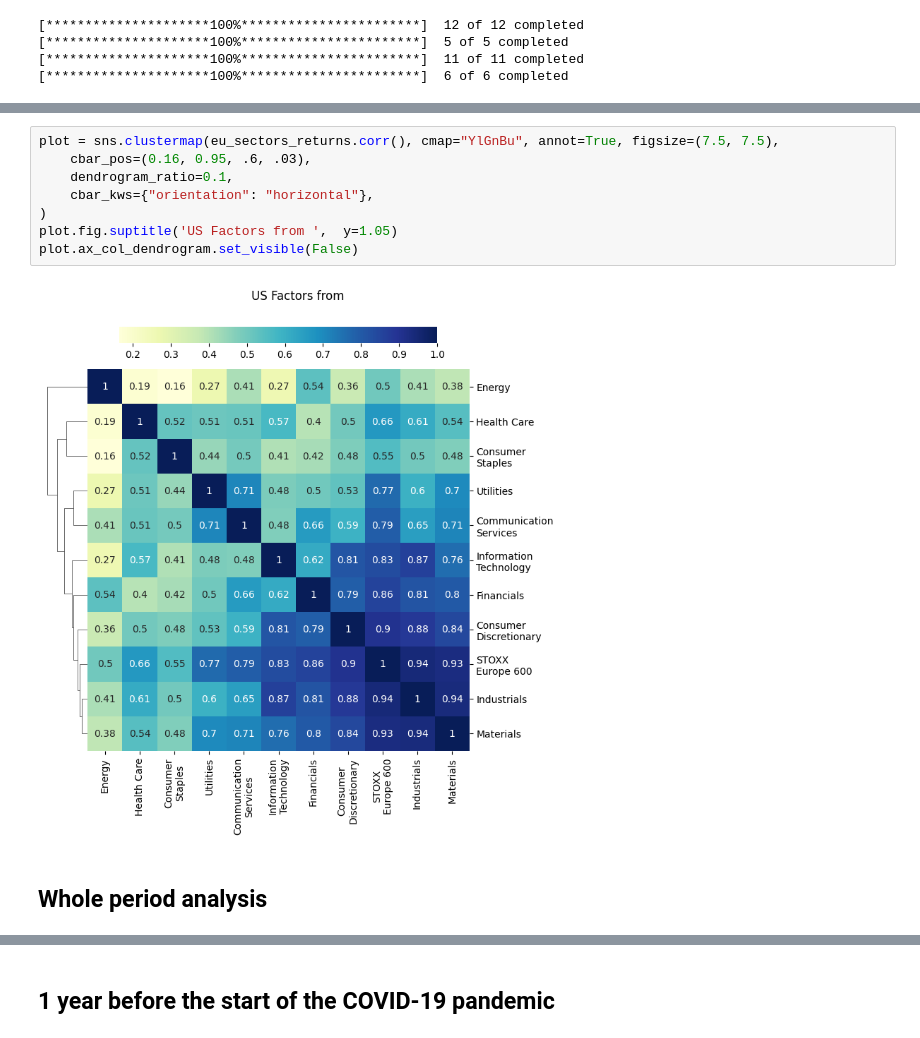
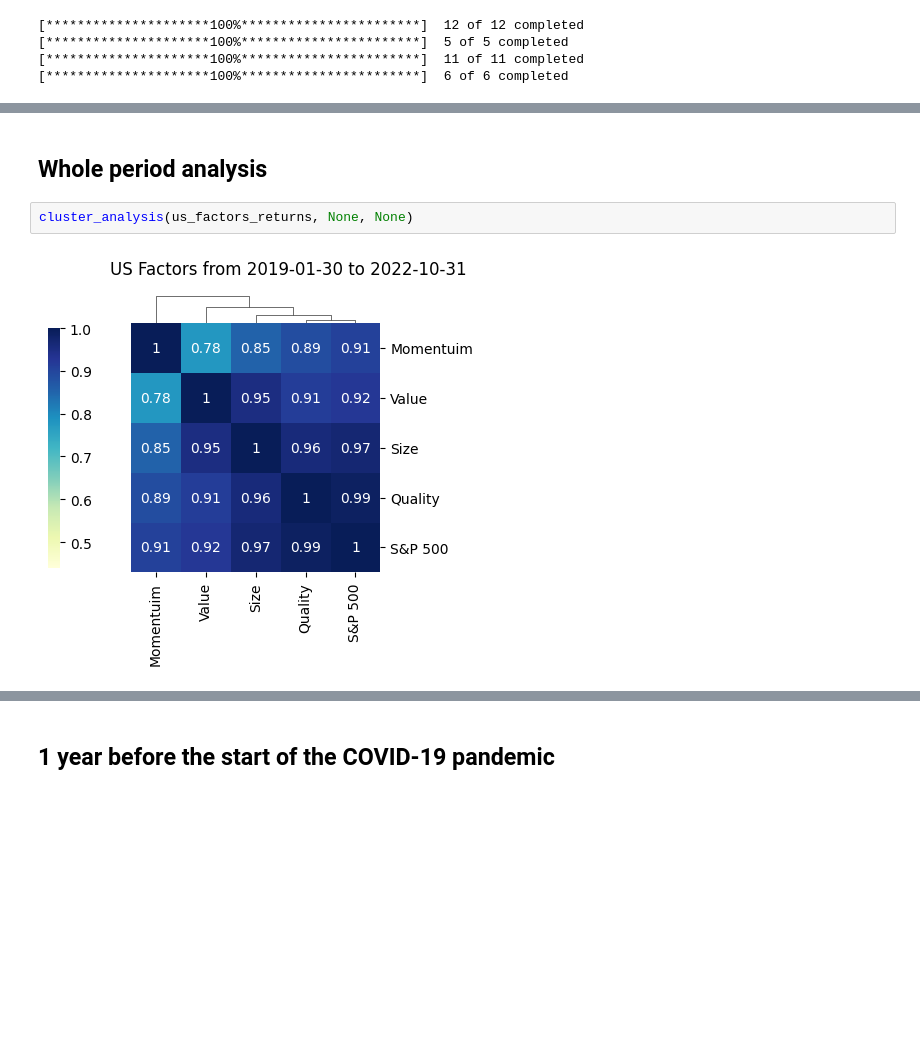
Before and after one commit to FilippoCaramatti/Sectors_Factors, a Jupyter notebook: prova.ipynb, the cells around one changed output, grey strips where cells are left out. Cells and saved outputs as stored; diff of their text form; blank space fills up the shorter version.

```diff
--- a/prova.ipynb
+++ b/prova.ipynb
@@ -213,16 +217,10 @@ plot.ax_row_dendrogram.set_visible(False)
-# %%
-plot = sns.clustermap(eu_sectors_returns.corr(), cmap="YlGnBu", annot=True, figsize=(7.5, 7.5),
-    cbar_pos=(0.16, 0.95, .6, .03),
-    dendrogram_ratio=0.1,
-    cbar_kws={"orientation": "horizontal"},
-)
-plot.fig.suptitle('US Factors from ',  y=1.05)
-plot.ax_col_dendrogram.set_visible(False)
-# %% [output]
-[figure, removed]
 # %% [markdown]
 <a id="wop"></a>
 ## Whole period analysis
+# %%
+cluster_analysis(us_factors_returns, None, None)
+# %% [output]
+[figure, added]
 # %%
 cluster_analysis(eu_factors_returns, None, None)
 # %% [output]
```
Also changed, not shown: parts of 16 cells of this notebook.
